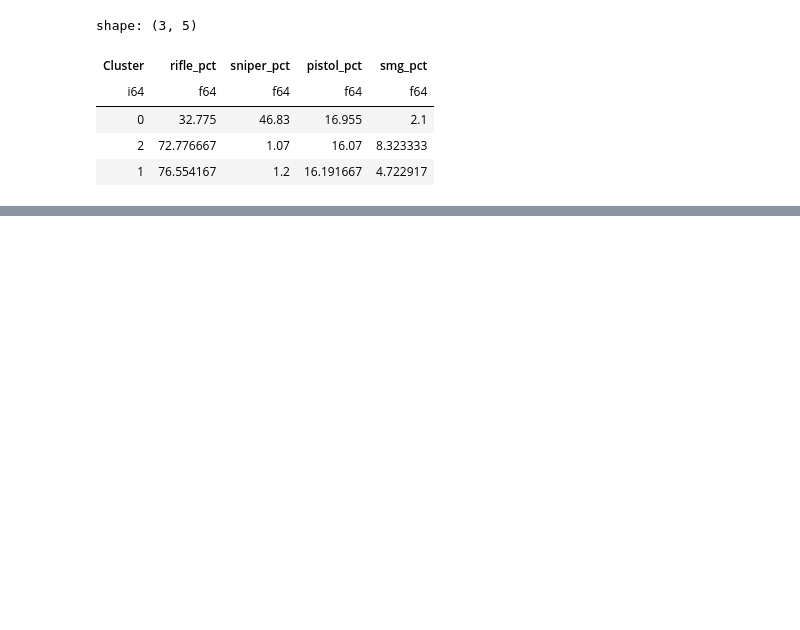
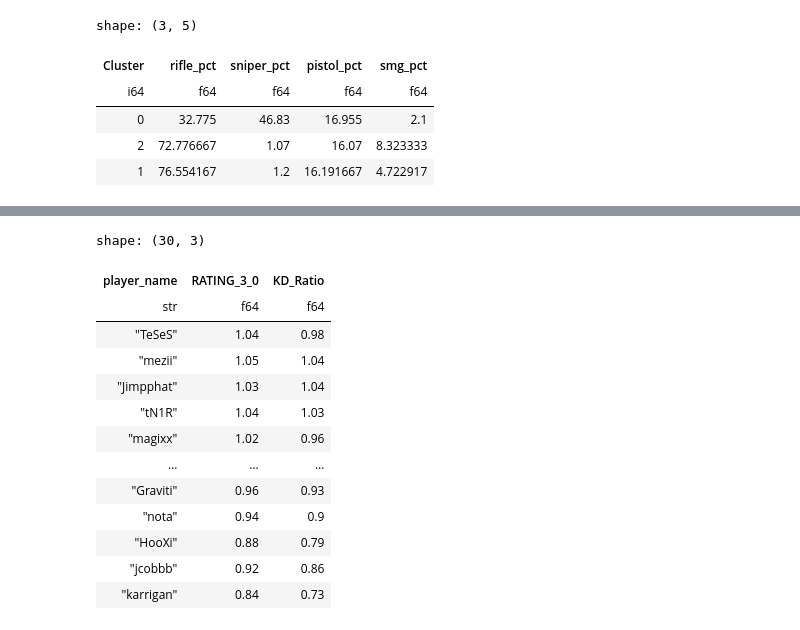
Before and after one commit to dantngn98/hltv_players_unsupervised_learning, a Jupyter notebook: notebooks/Hierarchical_clustering.ipynb, the cells around one changed output, grey strips where cells are left out. Cells and saved outputs as stored; diff of their text form; code cells hidden in the pictures; blank space fills up the shorter version.

```diff
--- a/notebooks/Hierarchical_clustering.ipynb
+++ b/notebooks/Hierarchical_clustering.ipynb
@@ -215,0 +226,9 @@ shape: (3, 5)
+# %%
+ward_cut_4 = cut_tree(linkage_ward,
+                    n_clusters=4).reshape(-1)
+
+cs_df_4c = cs_df.with_columns(
+    pl.Series("Cluster", ward_cut_4)
+)
+
+cs_df_4c.head()
@@ -215,0 +266,19 @@ shape: (3, 5)
+# %%
+cs_df_4c.filter(pl.col("Cluster") == 3).select(
+    ["player_name", "RATING_3_0", "KD_Ratio"]
+)
+# %% [output]
+shape: (30, 3)
+| player_name | RATING_3_0 | KD_Ratio |
+| str | f64 | f64 |
+| "TeSeS" | 1.04 | 0.98 |
+| "mezii" | 1.05 | 1.04 |
+| "Jimpphat" | 1.03 | 1.04 |
+| "tN1R" | 1.04 | 1.03 |
+| "magixx" | 1.02 | 0.96 |
+| … | … | … |
+| "Graviti" | 0.96 | 0.93 |
+| "nota" | 0.94 | 0.9 |
+| "HooXi" | 0.88 | 0.79 |
+| "jcobbb" | 0.92 | 0.86 |
+| "karrigan" | 0.84 | 0.73 |
```
Also changed, not shown: parts of 17 cells of this notebook.
